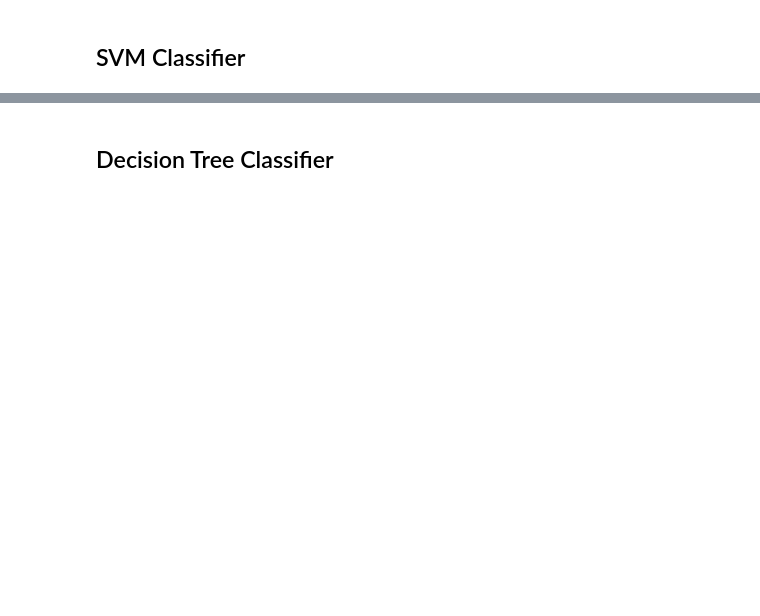
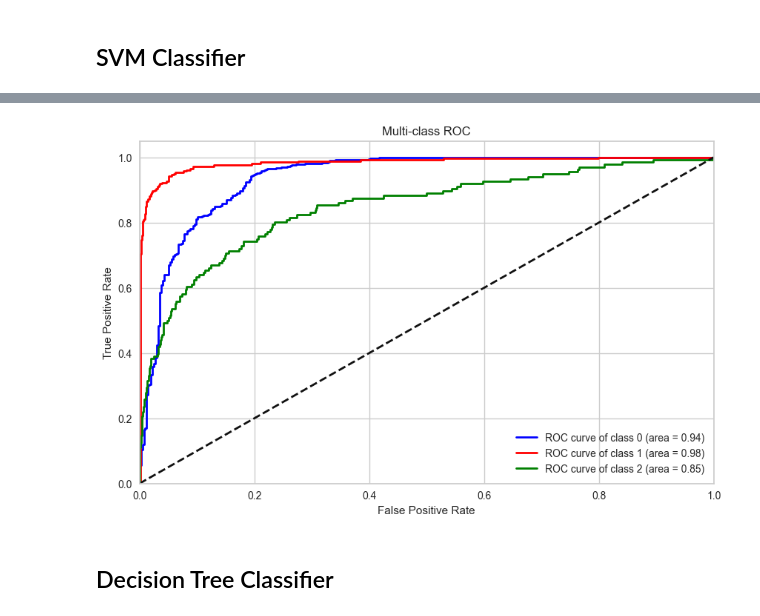
Before and after one commit to vince-gasimov/Machine-Learning, a Jupyter notebook: 18- Final Projects/Supervised Learning/Soldier Race_Male&Female.ipynb, the cells around one changed output, grey strips where cells are left out. Saved outputs shown, nothing was run; the diff lists cells and outputs as text; code cells hidden in the pictures; blank space fills up the shorter version.

```diff
--- a/18- Final Projects/Supervised Learning/Soldier Race_Male&Female.ipynb
+++ b/18- Final Projects/Supervised Learning/Soldier Race_Male&Female.ipynb
@@ -464,0 +720,19 @@ NameError: name 'X_train' is not defined
+# %%
+param_grid = {
+    'svc__C': [0.1, 0.5, 1],
+    'svc__kernel': ['linear', 'rbf', 'sigmoid'],
+    'svc__gamma': ["scale", "auto", 0.1, 1],
+    'svc__degree': [1, 2, 3]
+}
+
+cv = StratifiedKFold(n_splits = 5)
+# %%
+svc_grid_model = GridSearchCV(svc_vanilla,
+                             param_grid,
+                             cv = cv,
+                             scoring = "recall_weighted",
+                             n_jobs = -1,
+                             verbose=2
+                             )
+
+svc_grid_model.fit(X_train, y_train)
@@ -465,2 +852,32 @@ NameError: name 'X_train' is not defined
+# %%
+# ROC Curves
+
+y_test_binarized = label_binarize(y_test, classes=np.unique(y_test))
+n_classes = y_test_binarized.shape[1]
+
+y_pred_proba = svc_grid_model.predict_proba(X_test)
+
+fpr = dict()
+tpr = dict()
+roc_auc = dict()
+for i in range(n_classes):
+    fpr[i], tpr[i], _ = roc_curve(y_test_binarized[:, i], y_pred_proba[:, i])
+    roc_auc[i] = auc(fpr[i], tpr[i])
+
+colors = cycle(['blue', 'red', 'green'])
+for i, color in zip(range(n_classes), colors):
+    plt.plot(fpr[i], tpr[i], color=color, lw=2,
+             label='ROC curve of class {0} (area = {1:0.2f})'.format(i, roc_auc[i]))
+
+plt.plot([0, 1], [0, 1], 'k--', lw=2)
+plt.xlim([0.0, 1.0])
+plt.ylim([0.0, 1.05])
+plt.xlabel('False Positive Rate')
+plt.ylabel('True Positive Rate')
+plt.title('Multi-class ROC')
+plt.legend(loc="lower right")
+plt.show()
+# %% [output]
+[figure, added]
 # %% [markdown]
 ## Decision Tree Classifier
```
Also changed, not shown: parts of 31 cells of this notebook.
